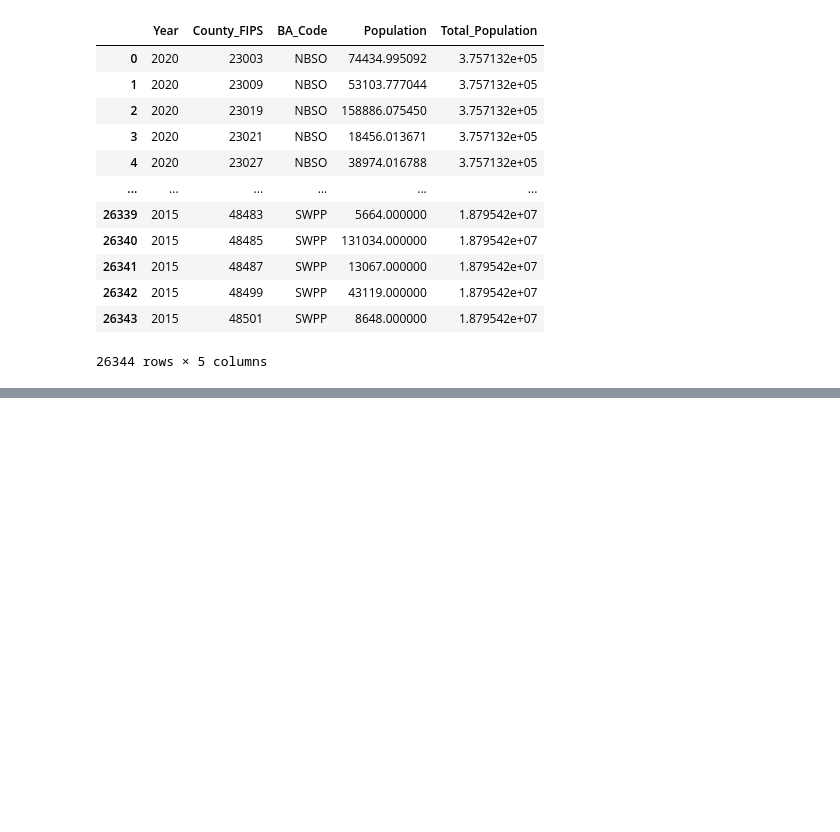
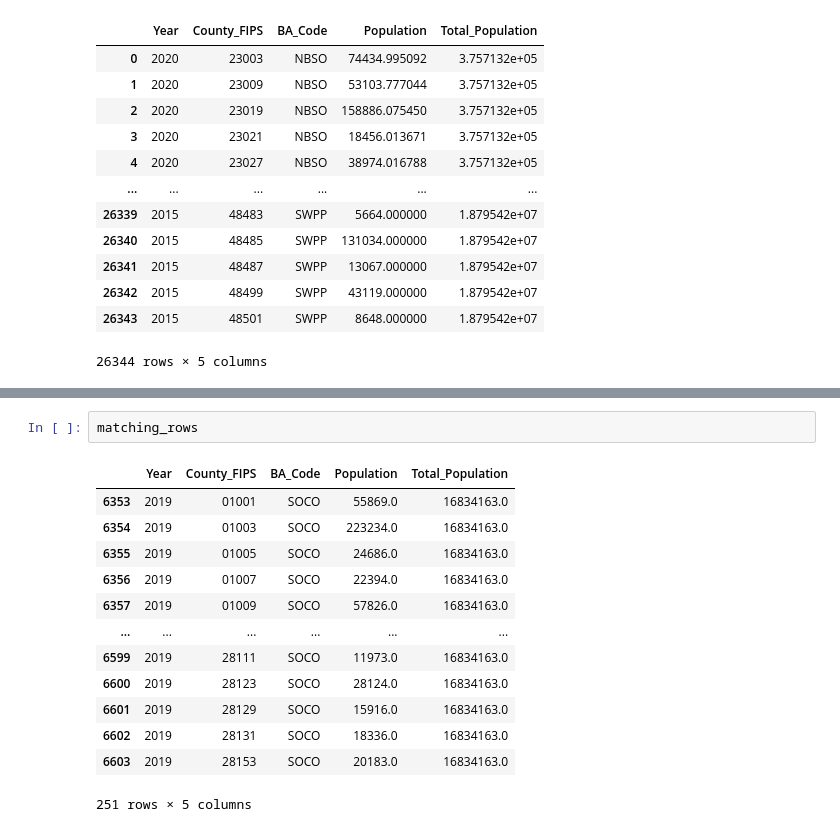
Before and after one commit to pandaanson/NYU-law-work, a Jupyter notebook: Demand_mapping_ver2.ipynb, the cells around one changed output, grey strips where cells are left out. Drawn from its saved outputs; the diff is of its cells as text; blank space fills up the shorter version.

```diff
--- a/Demand_mapping_ver2.ipynb
+++ b/Demand_mapping_ver2.ipynb
@@ -257,0 +319,16 @@ final_results_df.to_csv(data_and_output_dir + 'output/final_expanded_results.csv
+# %%
+matching_rows
+# %% [output]
+|  | Year | County_FIPS | BA_Code | Population | Total_Population |
+| 6353 | 2019 | 01001 | SOCO | 55869.0 | 16834163.0 |
+| 6354 | 2019 | 01003 | SOCO | 223234.0 | 16834163.0 |
+| 6355 | 2019 | 01005 | SOCO | 24686.0 | 16834163.0 |
+| 6356 | 2019 | 01007 | SOCO | 22394.0 | 16834163.0 |
+| 6357 | 2019 | 01009 | SOCO | 57826.0 | 16834163.0 |
+| ... | ... | ... | ... | ... | ... |
+| 6599 | 2019 | 28111 | SOCO | 11973.0 | 16834163.0 |
+| 6600 | 2019 | 28123 | SOCO | 28124.0 | 16834163.0 |
+| 6601 | 2019 | 28129 | SOCO | 15916.0 | 16834163.0 |
+| 6602 | 2019 | 28131 | SOCO | 18336.0 | 16834163.0 |
+| 6603 | 2019 | 28153 | SOCO | 20183.0 | 16834163.0 |
+251 rows × 5 columns
```
Also changed, not shown: parts of 9 cells of this notebook, 1 other file.
